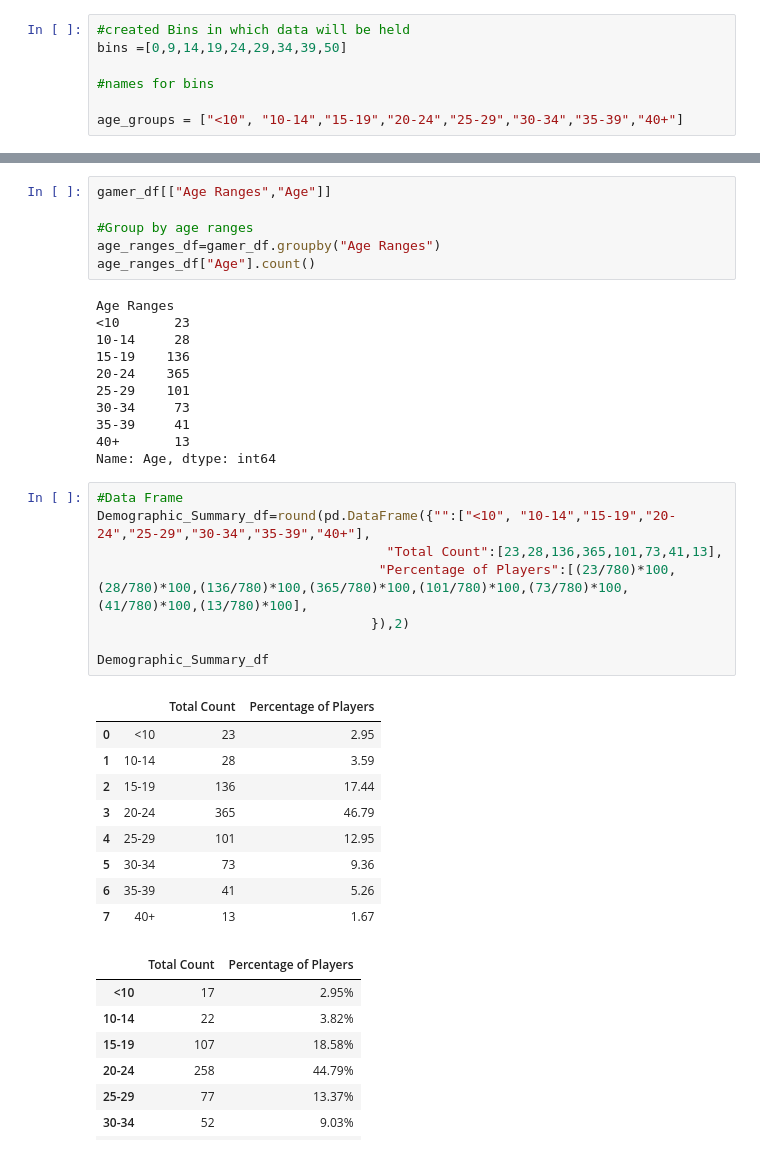
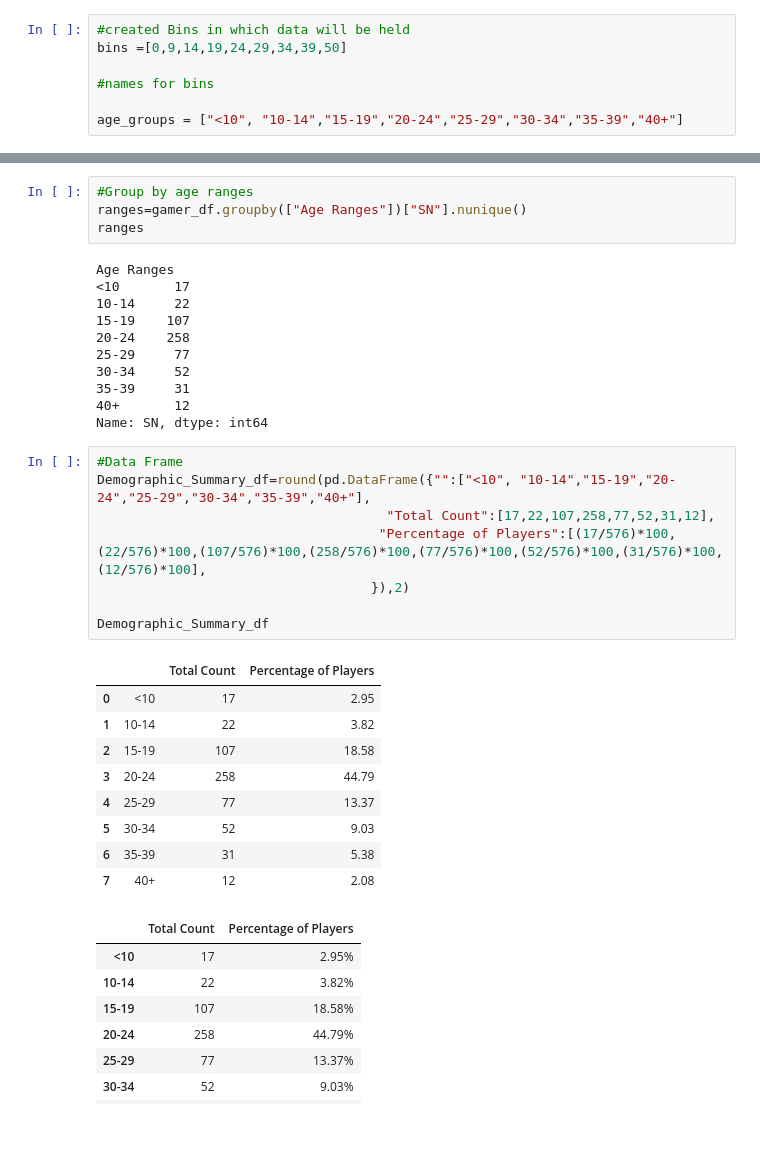
Before and after one commit to cdturner618/Panda-Challenge, a Jupyter notebook: HeroesOfPymoli/HeroesOfPymoli_starter.ipynb, the cells around one changed output, grey strips where cells are left out. Drawn from its saved outputs; the diff is of its cells as text.

```diff
--- a/HeroesOfPymoli/HeroesOfPymoli_starter.ipynb
+++ b/HeroesOfPymoli/HeroesOfPymoli_starter.ipynb
@@ -257,40 +264,38 @@ gamer_df.head()
 | 3 | 3 | Chamassasya86 | 24 | Male | 100 | Blindscythe | 3.27 | 20-24 |
 | 4 | 4 | Iskosia90 | 23 | Male | 131 | Fury | 1.44 | 20-24 |
 # %%
-gamer_df[["Age Ranges","Age"]]
-
 #Group by age ranges
-age_ranges_df=gamer_df.groupby("Age Ranges")
-age_ranges_df["Age"].count()
+ranges=gamer_df.groupby(["Age Ranges"])["SN"].nunique()
+ranges
 # %% [output]
 Age Ranges
-<10       23
-10-14     28
-15-19    136
-20-24    365
-25-29    101
-30-34     73
-35-39     41
-40+       13
-Name: Age, dtype: int64
+<10       17
+10-14     22
+15-19    107
+20-24    258
+25-29     77
+30-34     52
+35-39     31
+40+       12
+Name: SN, dtype: int64
 # %%
 #Data Frame
 Demographic_Summary_df=round(pd.DataFrame({"":["<10", "10-14","15-19","20-24","25-29","30-34","35-39","40+"],
-                                     "Total Count":[23,28,136,365,101,73,41,13],
-                                    "Percentage of Players":[(23/780)*100,(28/780)*100,(136/780)*100,(365/780)*100,(101/780)*100,(73/780)*100,(41/780)*100,(13/780)*100],
+                                     "Total Count":[17,22,107,258,77,52,31,12],
+                                    "Percentage of Players":[(17/576)*100,(22/576)*100,(107/576)*100,(258/576)*100,(77/576)*100,(52/576)*100,(31/576)*100,(12/576)*100],
                                    }),2)
 
 Demographic_Summary_df
 # %% [output]
 |  |  | Total Count | Percentage of Players |
-| 0 | <10 | 23 | 2.95 |
-| 1 | 10-14 | 28 | 3.59 |
-| 2 | 15-19 | 136 | 17.44 |
-| 3 | 20-24 | 365 | 46.79 |
-| 4 | 25-29 | 101 | 12.95 |
-| 5 | 30-34 | 73 | 9.36 |
-| 6 | 35-39 | 41 | 5.26 |
-| 7 | 40+ | 13 | 1.67 |
+| 0 | <10 | 17 | 2.95 |
+| 1 | 10-14 | 22 | 3.82 |
+| 2 | 15-19 | 107 | 18.58 |
+| 3 | 20-24 | 258 | 44.79 |
+| 4 | 25-29 | 77 | 13.37 |
+| 5 | 30-34 | 52 | 9.03 |
+| 6 | 35-39 | 31 | 5.38 |
+| 7 | 40+ | 12 | 2.08 |
 # %%
 # %% [output]
 |  | Total Count | Percentage of Players |
```
Also changed, not shown: parts of 20 cells of this notebook.
